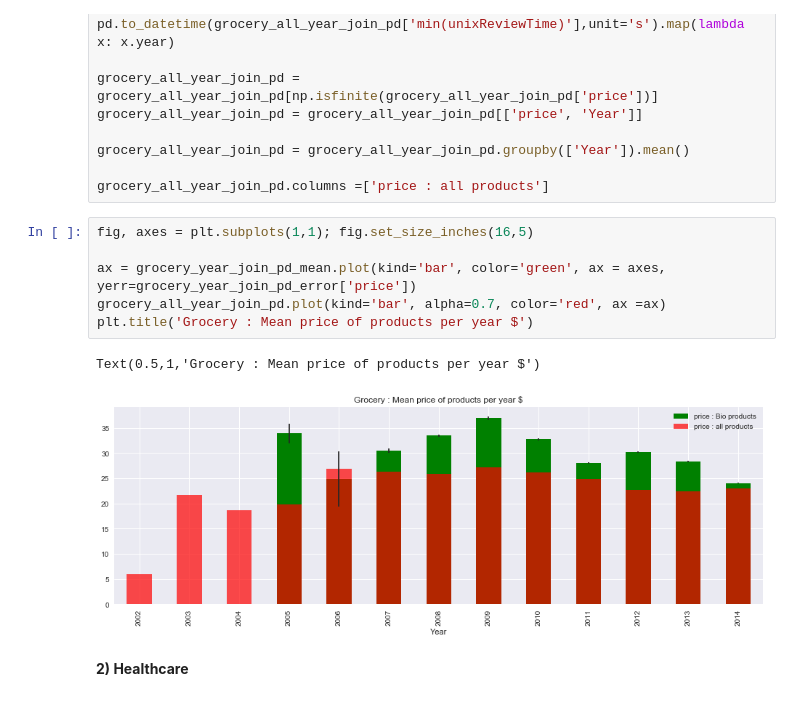
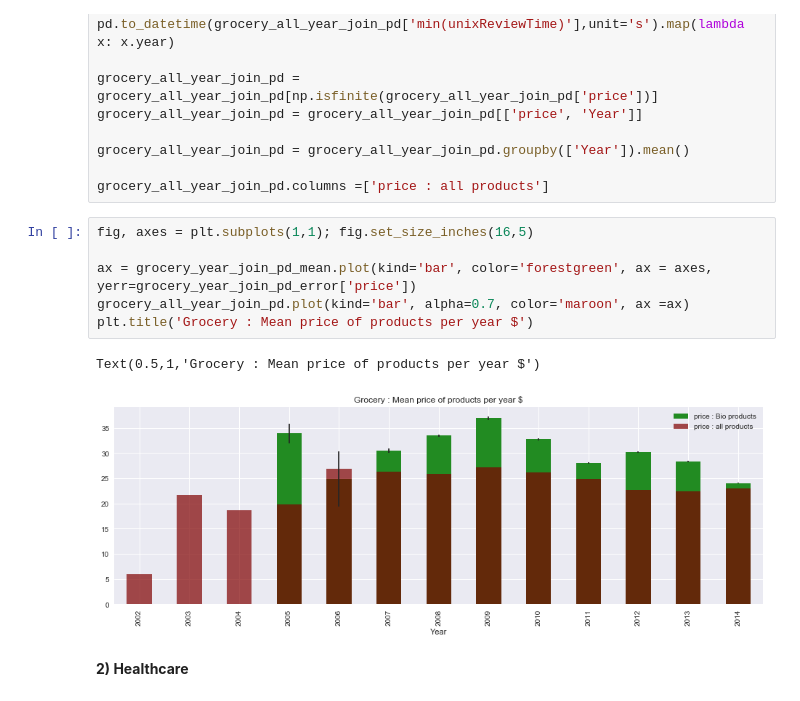
Before and after one commit to MaxencePPierre/ada-project, a Jupyter notebook: project_general.ipynb, the cells around one changed output. Cells and saved outputs as stored; diff of their text form.

```diff
--- a/project_general.ipynb
+++ b/project_general.ipynb
@@ -673,12 +674,12 @@ grocery_all_year_join_pd.columns =['price : all products']
 # %%
 fig, axes = plt.subplots(1,1); fig.set_size_inches(16,5)
 
-ax = grocery_year_join_pd_mean.plot(kind='bar', color='green', ax = axes, yerr=grocery_year_join_pd_error['price'])
-grocery_all_year_join_pd.plot(kind='bar', alpha=0.7, color='red', ax =ax)
+ax = grocery_year_join_pd_mean.plot(kind='bar', color='forestgreen', ax = axes, yerr=grocery_year_join_pd_error['price'])
+grocery_all_year_join_pd.plot(kind='bar', alpha=0.7, color='maroon', ax =ax)
 plt.title('Grocery : Mean price of products per year $')
 # %% [output]
 Text(0.5,1,'Grocery : Mean price of products per year $')
-[figure, old version]
+[figure, new version]
 # %% [markdown]
 **2) Healthcare**
 # %%
```
Also changed, not shown: parts of 23 cells of this notebook.
